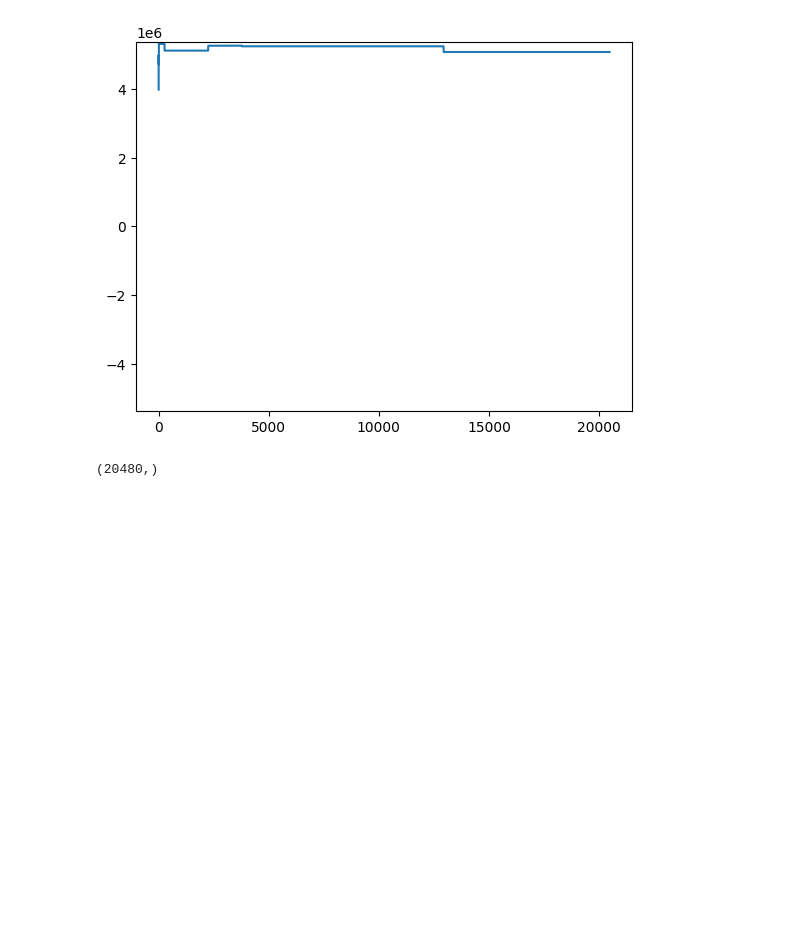
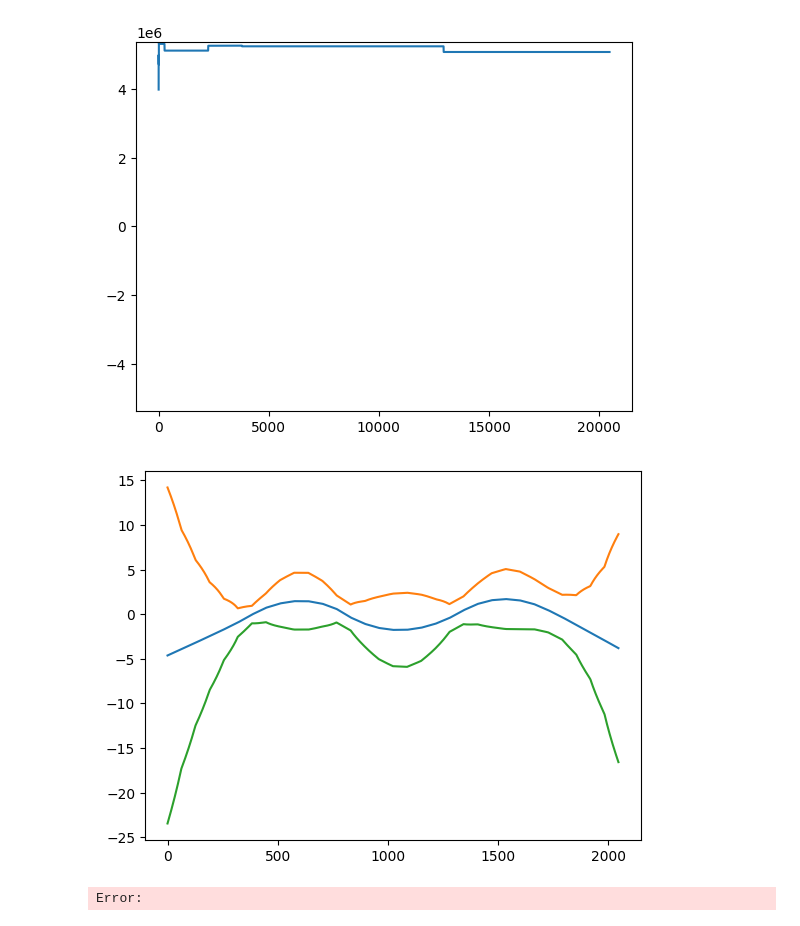
Before and after one commit to UPC-ViRVIG/BayesianSSD, a Jupyter notebook: test.ipynb, the cells around one changed output. Cells and saved outputs as stored; diff of their text form; code cells hidden in the pictures; blank space fills up the shorter version.

Commit message:
1d plots

```diff
--- a/test.ipynb
+++ b/test.ipynb
@@ -43,7 +43,41 @@ plt.ylim(-absmax, absmax)
 plt.show()
 # %% [output]
 [figure]
-# %%
-values.shape
-# %% [output]
-(20480,)
+# %%
+import sys
+import numpy as np
+import matplotlib.pyplot as plt
+
+def read_array_from_file(filename, dtype=float):
+  """
+  Reads an array of the specified data type from a binary file.
+
+  Args:
+      filename (str): The name of the file to read from.
+      dtype (dtype, optional): The data type of the elements in the array.
+          Defaults to float.
+
+  Returns:
+      numpy.ndarray: The array read from the file.
+  """
+
+  with open(filename, "rb") as file:
+    # Read the size of the array
+    size = np.fromfile(file, dtype=int, count=1)[0]
+
+    # Read the array elements
+    data = np.fromfile(file, dtype=np.float32, count=size)
+
+  return data
+# %%
+muVec = read_array_from_file("./muVec.bin")[1:]
+stdVec = np.sqrt(read_array_from_file("./varVec.bin")[1:])
+
+plt.plot(muVec, label='mean')
+plt.plot(muVec + 2 * stdVec, label='upper')
+plt.plot(muVec - 2 * stdVec, label='lower')
+
+plt.show()
+# %% [output]
+[figure, added]
+Error:
```
